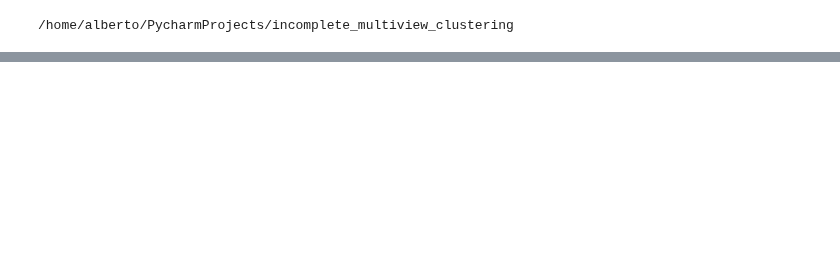
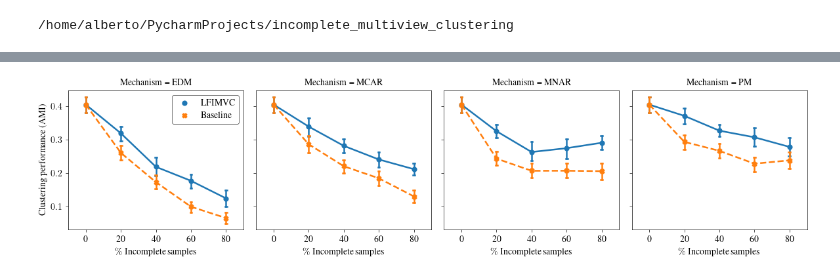
Before and after one commit to RafRomB/imml, a Jupyter notebook: tutorials/cluster_incomplete_multimodal_data.ipynb, the cells around one changed output, grey strips where cells are left out. Drawn from its saved outputs; the diff is of its cells as text; code cells hidden in the pictures; blank space fills up the shorter version.

Commit message:
Figures in notebooks

```diff
--- a/tutorials/cluster_incomplete_multimodal_data.ipynb
+++ b/tutorials/cluster_incomplete_multimodal_data.ipynb
@@ -13,6 +14,9 @@ from imvc.datasets import LoadDataset
 from imvc.preprocessing import MultiViewTransformer, NormalizerNaN
 from imvc.ampute import Amputer
 from imvc.cluster import LFIMVC
+# %%
+from tueplots import axes, bundles
+plt.rcParams.update({**{key:value for key,value in bundles.icml2022().items() if "size" not in key}, **axes.lines()})
 # %%
 Xs, y = LoadDataset.load_dataset(dataset_name="bbcsport", return_y=True)
 y = y.squeeze()
@@ -71,0 +97,3 @@ ax = ax.get_legend().set_title(None)
+# %%
+df = pd.read_csv("tutorials/cluster_results.csv")
+df
@@ -71,0 +114,8 @@ ax = ax.get_legend().set_title(None)
+# %%
+g = sns.FacetGrid(data=df, col="Mechanism", despine= False).map_dataframe(sns.pointplot, x="% Incomplete samples", y="Clustering performance (AMI)", hue="Method", markers=["o", "X"], linestyles=["-", "--"], capsize= 0.05,
+                                                          seed= 42, palette= "tab10")
+g.axes[0][0].legend(loc='upper right')
+plt.savefig("paper_figures/cluster.pdf")
+plt.savefig("paper_figures/cluster.svg")
+# %% [output]
+[figure, added]
```
Also changed, not shown: parts of 10 cells of this notebook, 9 other files.
